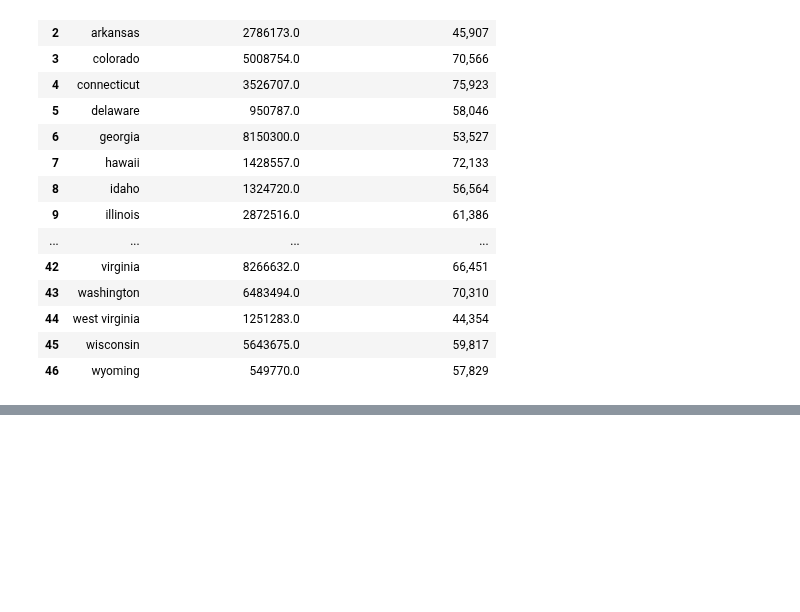
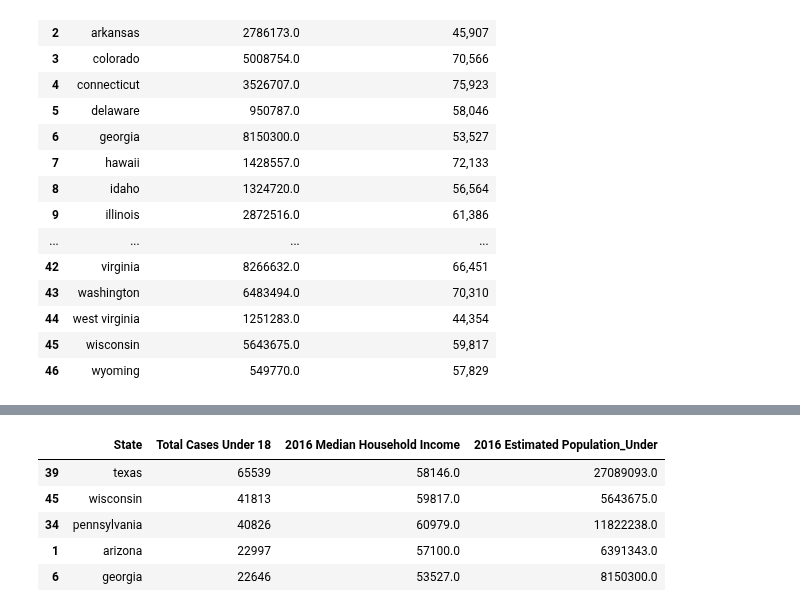
Before and after one commit to sjuarez382/UCI-Group_Project_1-Team9, a Jupyter notebook: State_Crime_Updated.ipynb, the cells around one changed output, grey strips where cells are left out. Drawn from its saved outputs; the diff is of its cells as text; code cells hidden in the pictures; blank space fills up the shorter version.

```diff
--- a/State_Crime_Updated.ipynb
+++ b/State_Crime_Updated.ipynb
@@ -390,0 +410,9 @@ plt.tight_layout()
+# %%
+new_age_income.sort_values(by='Total Cases Under 18', ascending=False).head()
+# %% [output]
+|  | State | Total Cases Under 18 | 2016 Median Household Income | 2016 Estimated Population_Under |
+| 39 | texas | 65539 | 58146.0 | 27089093.0 |
+| 45 | wisconsin | 41813 | 59817.0 | 5643675.0 |
+| 34 | pennsylvania | 40826 | 60979.0 | 11822238.0 |
+| 1 | arizona | 22997 | 57100.0 | 6391343.0 |
+| 6 | georgia | 22646 | 53527.0 | 8150300.0 |
```
Also changed, not shown: parts of 12 cells of this notebook, 1 other file.
